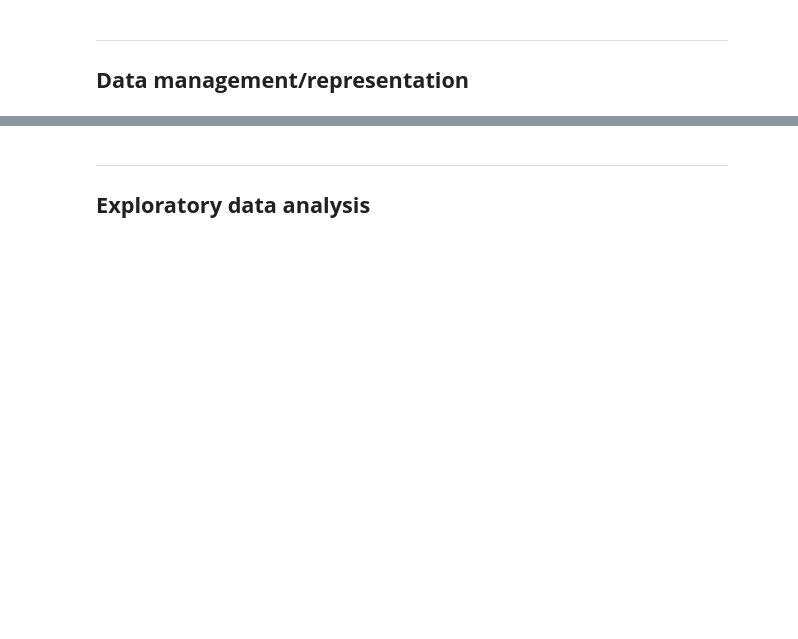
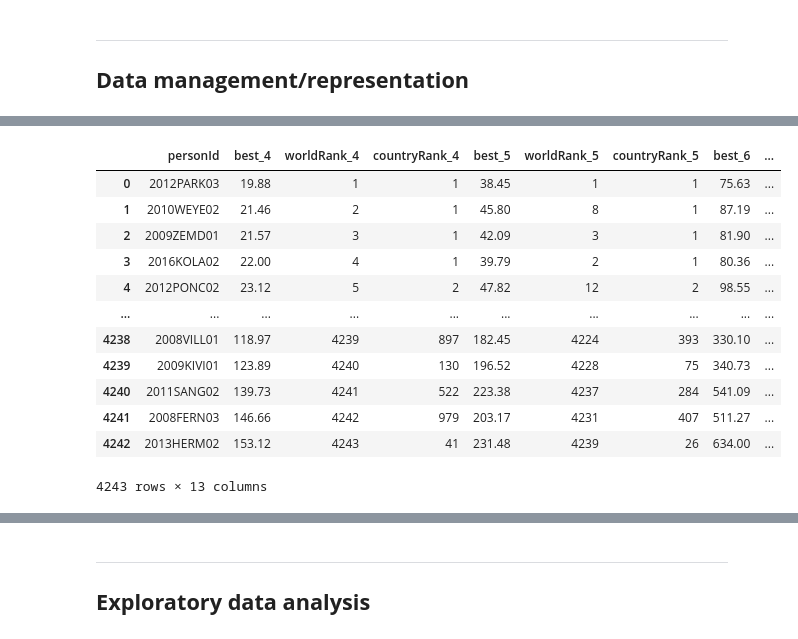
Before and after one commit to chanoepark/CMSC320FinalProj, a Jupyter notebook: CMSC320FinalProj_ParkEllis.ipynb, the cells around one changed output, grey strips where cells are left out. Saved outputs shown, nothing was run; the diff lists cells and outputs as text; code cells hidden in the pictures; blank space fills up the shorter version.

```diff
--- a/CMSC320FinalProj_ParkEllis.ipynb
+++ b/CMSC320FinalProj_ParkEllis.ipynb
@@ -90,0 +112,39 @@ df_grouped
+# %%
+df_ranked = df_grouped.copy()
+
+for i, row in df_ranked.iterrows():
+    df_ranked.loc[i, 'worldRank_4'] = i + 1
+
+df_ranked.sort_values(by='worldRank_5', inplace=True)
+df_ranked.reset_index(drop=True, inplace=True)
+for i, row in df_ranked.iterrows():
+    df_ranked.loc[i, 'worldRank_5'] = i + 1
+
+df_ranked.sort_values(by='worldRank_6', inplace=True)
+df_ranked.reset_index(drop=True, inplace=True)
+
+for i, row in df_ranked.iterrows():
+    df_ranked.loc[i, 'worldRank_6'] = i + 1
+
+df_ranked.sort_values(by='worldRank_7', inplace=True)
+df_ranked.reset_index(drop=True, inplace=True)
+for i, row in df_ranked.iterrows():
+    df_ranked.loc[i, 'worldRank_7'] = i + 1
+
+df_ranked.sort_values(by='worldRank_4', inplace=True)
+df_ranked.reset_index(drop=True, inplace=True)
+df_ranked
+# %% [output]
+|  | personId | best_4 | worldRank_4 | countryRank_4 | best_5 | worldRank_5 | countryRank_5 | best_6 | ... |
+| 0 | 2012PARK03 | 19.88 | 1 | 1 | 38.45 | 1 | 1 | 75.63 | ... |
+| 1 | 2010WEYE02 | 21.46 | 2 | 1 | 45.80 | 8 | 1 | 87.19 | ... |
+| 2 | 2009ZEMD01 | 21.57 | 3 | 1 | 42.09 | 3 | 1 | 81.90 | ... |
+| 3 | 2016KOLA02 | 22.00 | 4 | 1 | 39.79 | 2 | 1 | 80.36 | ... |
+| 4 | 2012PONC02 | 23.12 | 5 | 2 | 47.82 | 12 | 2 | 98.55 | ... |
+| ... | ... | ... | ... | ... | ... | ... | ... | ... | ... |
+| 4238 | 2008VILL01 | 118.97 | 4239 | 897 | 182.45 | 4224 | 393 | 330.10 | ... |
+| 4239 | 2009KIVI01 | 123.89 | 4240 | 130 | 196.52 | 4228 | 75 | 340.73 | ... |
+| 4240 | 2011SANG02 | 139.73 | 4241 | 522 | 223.38 | 4237 | 284 | 541.09 | ... |
+| 4241 | 2008FERN03 | 146.66 | 4242 | 979 | 203.17 | 4231 | 407 | 511.27 | ... |
+| 4242 | 2013HERM02 | 153.12 | 4243 | 41 | 231.48 | 4239 | 26 | 634.00 | ... |
+4243 rows × 13 columns
```
Also changed, not shown: parts of 2 cells of this notebook, 1 other file.
